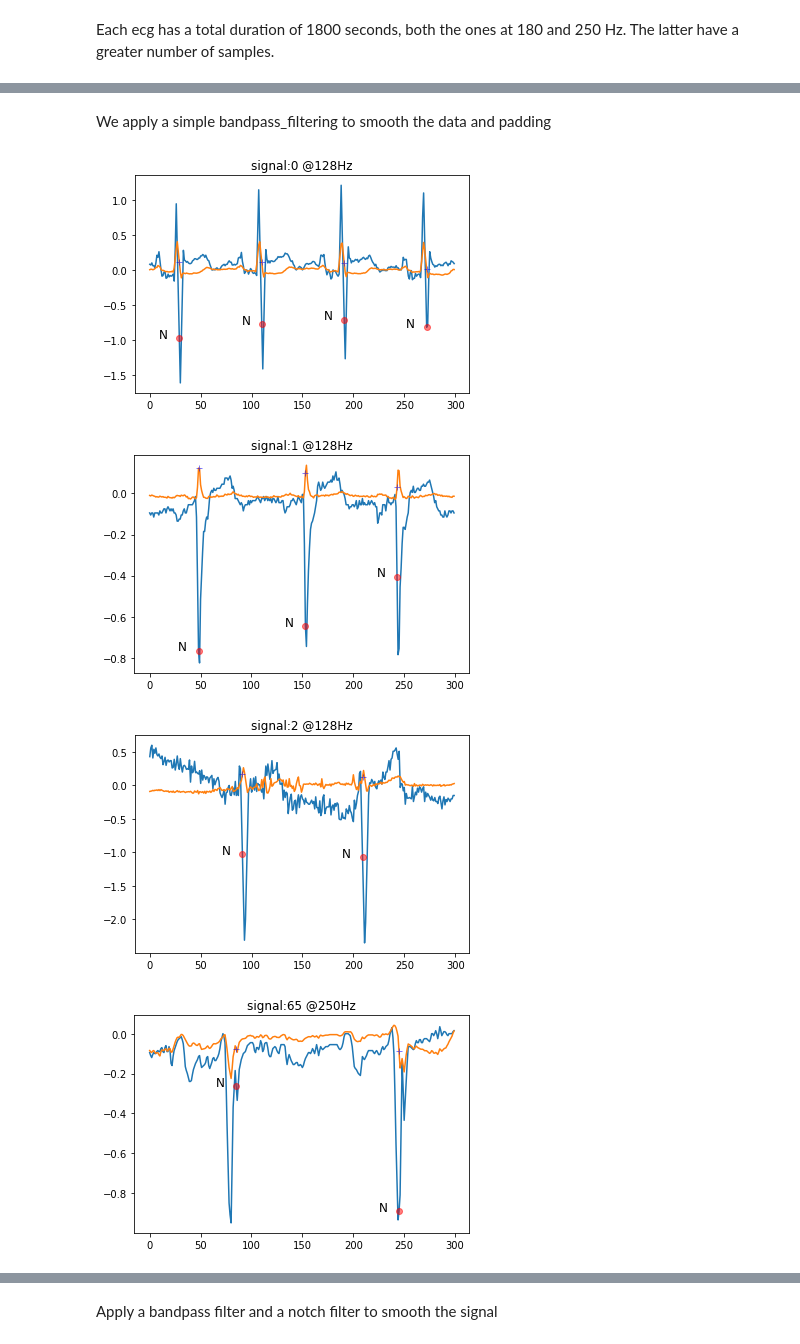
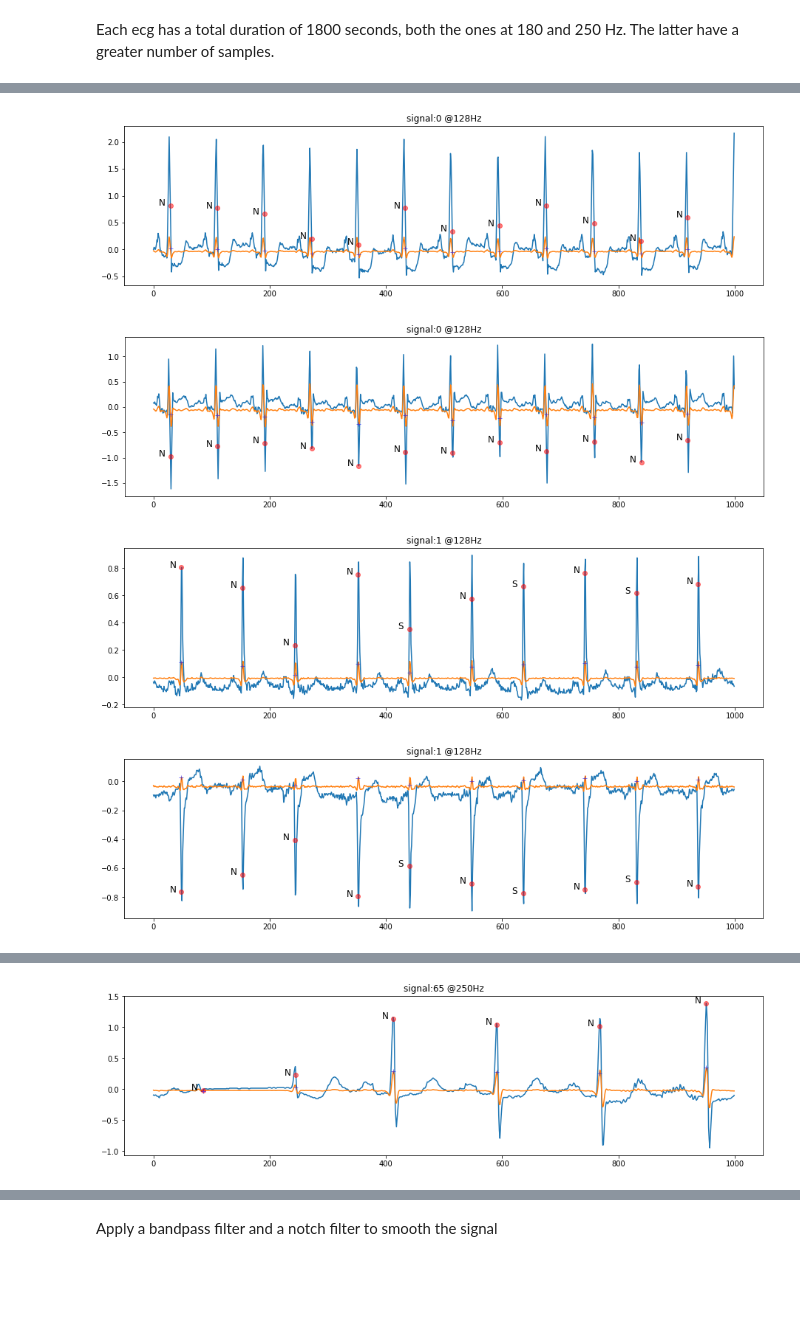
Before and after one commit to simonetome/Heartbeat-NSV-classification, a Jupyter notebook: ParsingVisualizationFiltering.ipynb, the cells around one changed output, grey strips where cells are left out. Saved outputs shown, nothing was run; the diff lists cells and outputs as text; code cells hidden in the pictures; blank space fills up the shorter version.

Commit message:
Updated filtering method, update for enlarging plot size

```diff
--- a/ParsingVisualizationFiltering.ipynb
+++ b/ParsingVisualizationFiltering.ipynb
@@ -112,5 +115,16 @@ for f in os.listdir(dataset_folder):
       frequencies.append(int(sample_prefix[5:]))
 # %% [markdown]
 <h2>Data visualization</h2>
+# %%
+def set_ax_size(w,h, ax=None):
+    """ w, h: width, height in inches """
+    if not ax: ax=plt.gca()
+    l = ax.figure.subplotpars.left
+    r = ax.figure.subplotpars.right
+    t = ax.figure.subplotpars.top
+    b = ax.figure.subplotpars.bottom
+    figw = float(w)/(r-l)
+    figh = float(h)/(t-b)
+    ax.figure.set_size_inches(figw, figh)
 # %%
 
@@ -226,6 +250,7 @@ create_patch(4,7) # patch for the 4th signal, 7th peak (has to be cut properly)
 # %%
 #Compute the duration in seconds of each signal
 #Iterate through the different signals: store signal length and divide by sampling frequenzy to obtain it in senconds.
+length_recordings = list()
 for i, signal in enumerate(ecg_signals):
   length_recordings.append(len(signal[:])/frequencies[i])
 
@@ -279,40 +332,39 @@ def signal_preprocessing(data, max_lenght, lowcut= 1, highcut = 47, signal_freq
         X = np.moveaxis(X, -1, 0) #in order to adapt the signal to the input of the network
         #Queste ultime due righe sono da controllare
         return X
-# %% [markdown]
-We apply a simple bandpass_filtering to smooth the data and padding
 # %%
-#Compute max_lenght to apply padding and make all the signals of the same number of samples (they've all the same sampling time of 1800sec)
+#Compute max_length to apply padding and make all the signals of the same number of samples (they've all the same sampling time of 1800sec)
 #If signals will be cropped, must be padded to multiple of the crop size
-max_lenght  = 0
+max_length  = 0
 for signal in ecg_signals:
-  if signal.shape[0] > max_lenght:
-    max_lenght = signal.shape[0]
+  if signal.shape[0] > max_length:
+    max_length = signal.shape[0]
 
 
-signals_filt = np.empty((len(ecg_signals),max_lenght,2))
+signals_filt = np.empty((len(ecg_signals),max_length,2))
 
 for i, signal in enumerate (ecg_signals):
   if frequencies[i]==250:
-    lowcut = 1
-    highcut = 94
+    lowcut = 2#2
+    highcut = 94 #47
   else:
-    lowcut = 1
-    highcut = 30#47
-  filtered = signal_preprocessing(signal, max_lenght= max_lenght, signal_freq = frequencies[i], lowcut= lowcut, highcut = highcut, filter_order=5)
+    lowcut = 4#4 #0.256
+    highcut = 47#30 #12.032
+  filtered = signal_preprocessing(signal, max_length= max_length, signal_freq = frequencies[i], lowcut= lowcut, highcut = highcut, filter_order=3, remove_baseline_wander=True, apply_convolution=True)
   signals_filt[i]= filtered
 # %%
 plot_count_250 = 0
 plot_count_128 = 0
 for i, signal in enumerate(ecg_signals):
   if (plot_count_250 < 3 and frequencies[i]==250) or (plot_count_128 <3 and frequencies[i]==128):
-    plot_comparison(signal,signals_filt[i], i, 300, lead=1, title="signal:"+str(i)+" @"+str(frequencies[i])+"Hz")
+    plot_comparison(signal,signals_filt[i], i, 1000, lead=0, title="signal:"+str(i)+" @"+str(frequencies[i])+"Hz")
+    plot_comparison(signal,signals_filt[i], i, 1000, lead=1, title="signal:"+str(i)+" @"+str(frequencies[i])+"Hz")
     if frequencies[i]==250:
       plot_count_250 += 1
     elif  frequencies[i]==128:
       plot_count_128 += 1
 # %% [output]
-[figure, old version]
+[figure, new version]
-[figure, old version]
+[figure, new version]
-[figure, old version]
+[figure, new version]
-[figure, old version]
+[figure, new version]
@@ -320,0 +373 @@ for i, signal in enumerate(ecg_signals):
+[figure, added]
```
Also changed, not shown: parts of 15 cells of this notebook.
